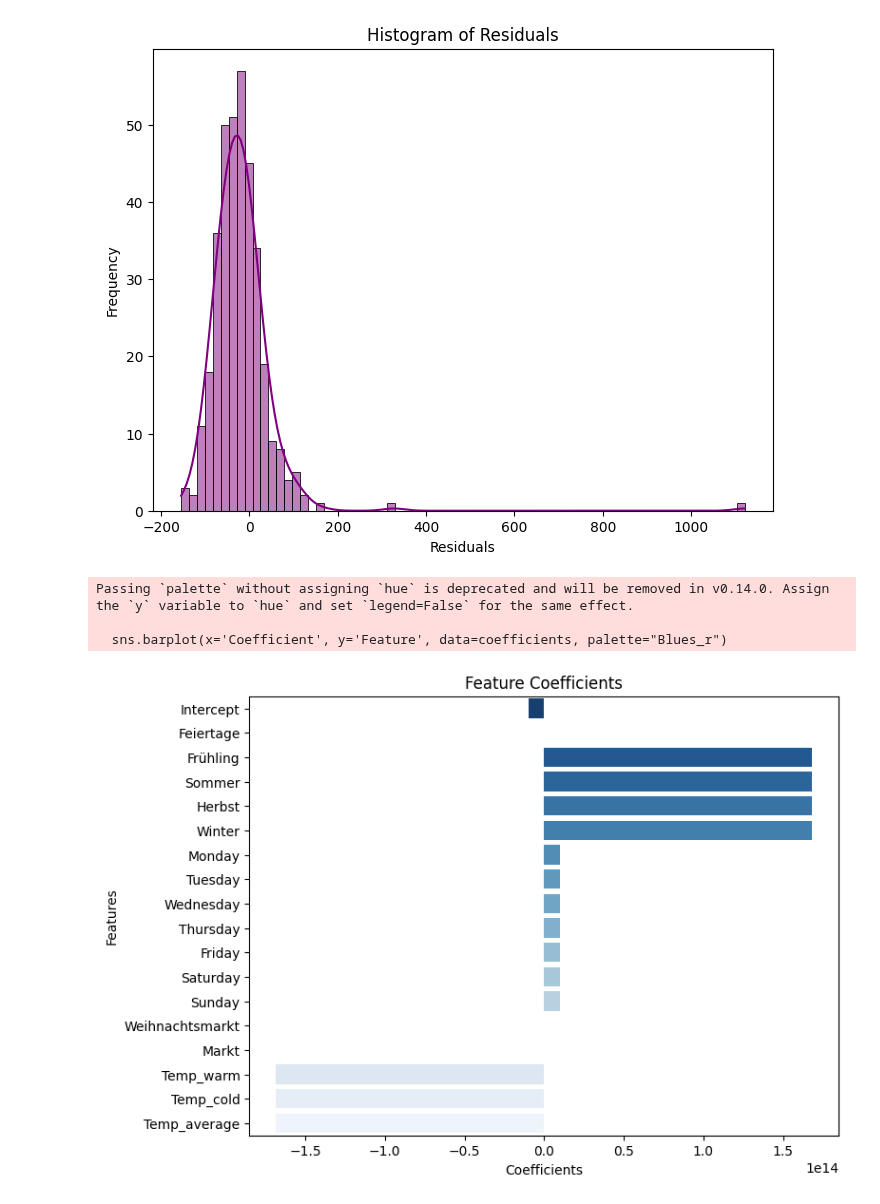
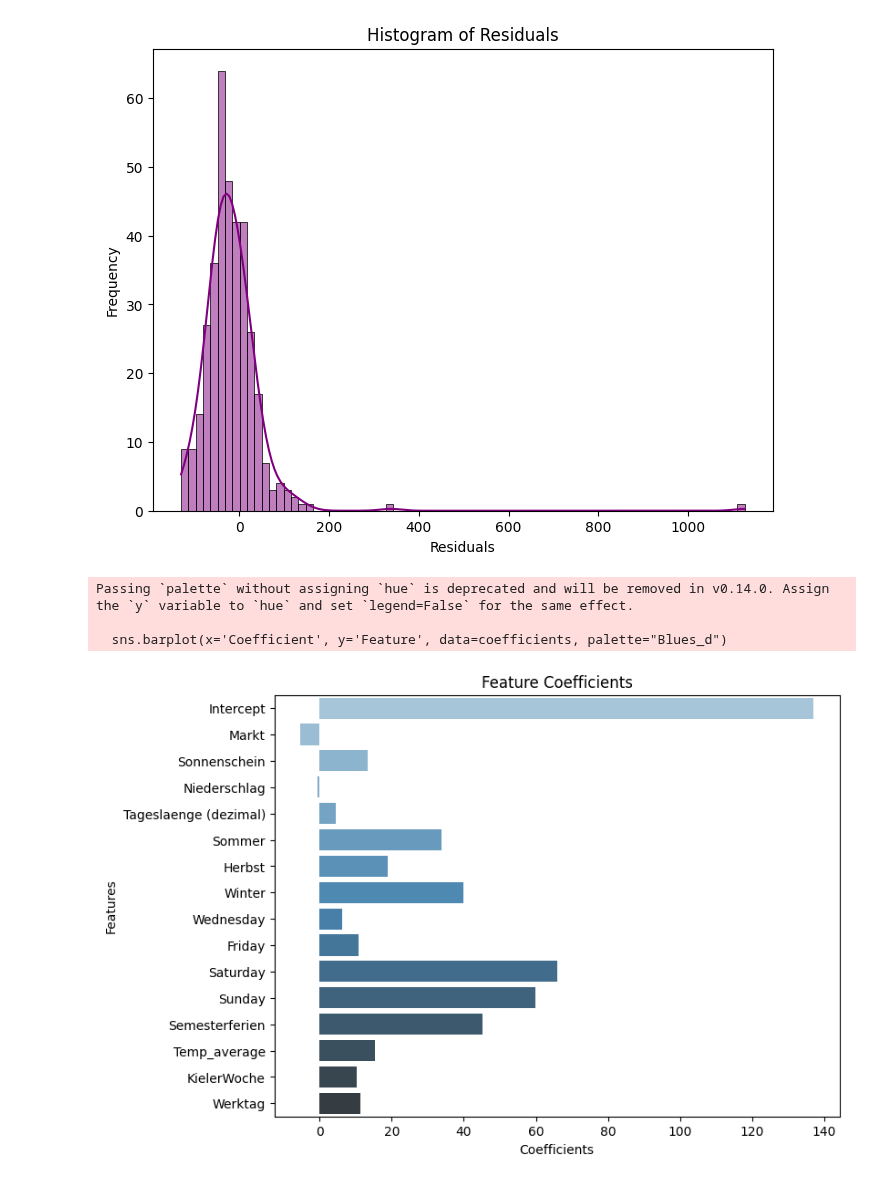
Before and after one commit to Fiesa00/DS_ML_Gr_1.5, a Jupyter notebook: 2_BaselineModel/Baseline-Model W5 .ipynb, the cells around one changed output. Saved outputs shown, nothing was run; the diff lists cells and outputs as text; code cells hidden in the pictures.

```diff
--- a/2_BaselineModel/Baseline-Model W5 .ipynb
+++ b/2_BaselineModel/Baseline-Model W5 .ipynb
@@ -88,18 +84,0 @@ df_Brot_W1:
-# %%
-%pip install statsmodels
-# Import necessary libraries
-import pandas as pd  # For data manipulation and handling
-import statsmodels.formula.api as smf  # For statistical modeling
-
-# Load the dataset
-data=pd.read_csv("/workspaces/DS_ML_Gr_1.5/0_DataPreparation/umsatzdaten_codiert.csv")
-
-# Fit a linear regression model
-# - 'Umsatz' is the dependent variable (target) we aim to predict.
-# - 'Warengruppe' represents the size of neighboring lots (continuous feature). (Stimmt zwar nicht, aber erstmal so als Beispiel)
-# - 'C(Wochentag)' treats the 'Wochentag' feature as a categorical variable.
-mod = smf.ols('Umsatz ~ Warengruppe+C(Wochentag)', data=data).fit()
-
-# Output the summary of the fitted model
-# The summary includes key metrics such as R-squared, coefficients, and p-values.
-print(mod.summary())
@@ -124,5 +85,4 @@ Notes:
 # %%
-
 # Import necessary libraries
 import pandas as pd  # Data manipulation and handling
 import statsmodels.api as sm  # Building and summarizing regression models
@@ -132,18 +92,34 @@ import matplotlib.pyplot as plt  # Visualization library
 import seaborn as sns  # Advanced data visualizations
 
 # Load the dataset
-data=df_Kuchen_W5
+data=data
 
 # Display the first few rows of the dataset for inspection
 print(data.head())
 
 # Select features and target variable
-# Features include the different Warengruppen, Monday y/n
-
-features = ['Feiertage','Frühling','Sommer','Herbst','Winter','Monday','Tuesday','Wednesday','Thursday','Friday','Saturday','Sunday','Weihnachtsmarkt','Markt','Temp_warm','Temp_cold','Temp_average']
-
+#'Inflationsrate','Heimspiel','Weihnachtsmarkt', 'Markt','Temperatur','Monat' ,'Frühling','Sommer','Herbst','Winter','Temp_warm','Temp_cold','Temp_average', 'Monday','Tuesday','Wednesday','Thursday','Friday','Saturday','Sunday','Schulferien','Semesterferien','Feiertage','Niederschlag', 'Schneehoehe','Sonnenschein','KielerWoche'
+# Features include Datum,Inflationsrate,Heimspiel,Weihnachtsmarkt,Markt,Faehrverkaehr,Kreuzfahrverkehr,Temperatur,Monat,Jahreszeit,Frühling,Sommer,Herbst,Winter,Temp_warm,Temp_cold,Temp_average,Warengruppe,Umsatz,Wochentag,Monday,Tuesday,Wednesday,Thursday,Friday,Saturday,Sunday,Schulferien,Semesterferien,Feiertage,Sonnenaufgang,Sonnenuntergang,Tageslaenge,Niederschlag,Sonnenschein (h),Schneehoehe,Sonnenschein,Tageslaenge (dezimal),KielerWoche
+features = [#'Feiertage',
+            'Markt',
+            'Sonnenschein',
+            'Niederschlag',
+            'Tageslaenge (dezimal)',
+            'Sommer',
+            'Herbst',
+            'Winter',
+            'Wednesday',
+            'Friday',
+            'Saturday',
+            'Sunday',
+            'Semesterferien',
+            'Temp_average',
+            'KielerWoche',
+            'Werktag'
+            ]
 
 X = data[features] #target variable: Umsatz
+y=data['Umsatz']
 
 # Scale the feature data to standardize the range
 scaler = StandardScaler()
@@ -164,7 +140,7 @@ X_train = train_data[features]
 y_train = train_data['Umsatz']
 X_test=X_validation = validation_data[features]
 y_test=y_validation = validation_data['Umsatz']
-#X_test = test_data[features] erstmal so, da die gewünschten daten, keine Daten für test Daten übrig lassen
+#X_test = test_data[features] #erstmal so, da die gewünschten daten, keine Daten für test Daten übrig lassen
 #y_test = test_data['Umsatz']
 
 
@@ -174,7 +150,7 @@ y_test=y_validation = validation_data['Umsatz']
 X_train = sm.add_constant(X_train)
 
 # Train the linear regression model using Statsmodels
-model = sm.OLS(y_train, X_train).fit()
+model = sm.OLS(y_train.astype(float), X_train.astype(float)).fit()
 
 # Print the summary of the regression model
 # Includes metrics like R-squared, coefficients, and p-values for each feature
@@ -182,7 +158,7 @@ print(model.summary())
 
 # Make predictions on the test set
 X_test = sm.add_constant(X_test)  # Add constant to test set for predictions
-predictions = model.predict(X_test)
+predictions = model.predict(X_test.astype(float))
 print("Predictions for test data:", predictions)
 
 # Calculate Mean Absolute Percentage Error (MAPE) for error evaluation
@@ -226,7 +202,7 @@ coefficients = pd.DataFrame({
 
 # Bar plot of feature coefficients
 plt.figure(figsize=(8, 6))
-sns.barplot(x='Coefficient', y='Feature', data=coefficients, palette="Blues_r")
+sns.barplot(x='Coefficient', y='Feature', data=coefficients, palette="Blues_d")
 plt.title("Feature Coefficients")
 plt.xlabel("Coefficients")
 plt.ylabel("Features")
@@ -254,5 +230,5 @@ Mean Absolute Percentage Error (MAPE): 19.34%
-[figure, old version]
+[figure, new version]
 Passing `palette` without assigning `hue` is deprecated and will be removed in v0.14.0. Assign the `y` variable to `hue` and set `legend=False` for the same effect.
 
-  sns.barplot(x='Coefficient', y='Feature', data=coefficients, palette="Blues_r")
+  sns.barplot(x='Coefficient', y='Feature', data=coefficients, palette="Blues_d")
-[figure, old version]
+[figure, new version]
```
Also changed, not shown: parts of 7 cells of this notebook, 6 other files.
